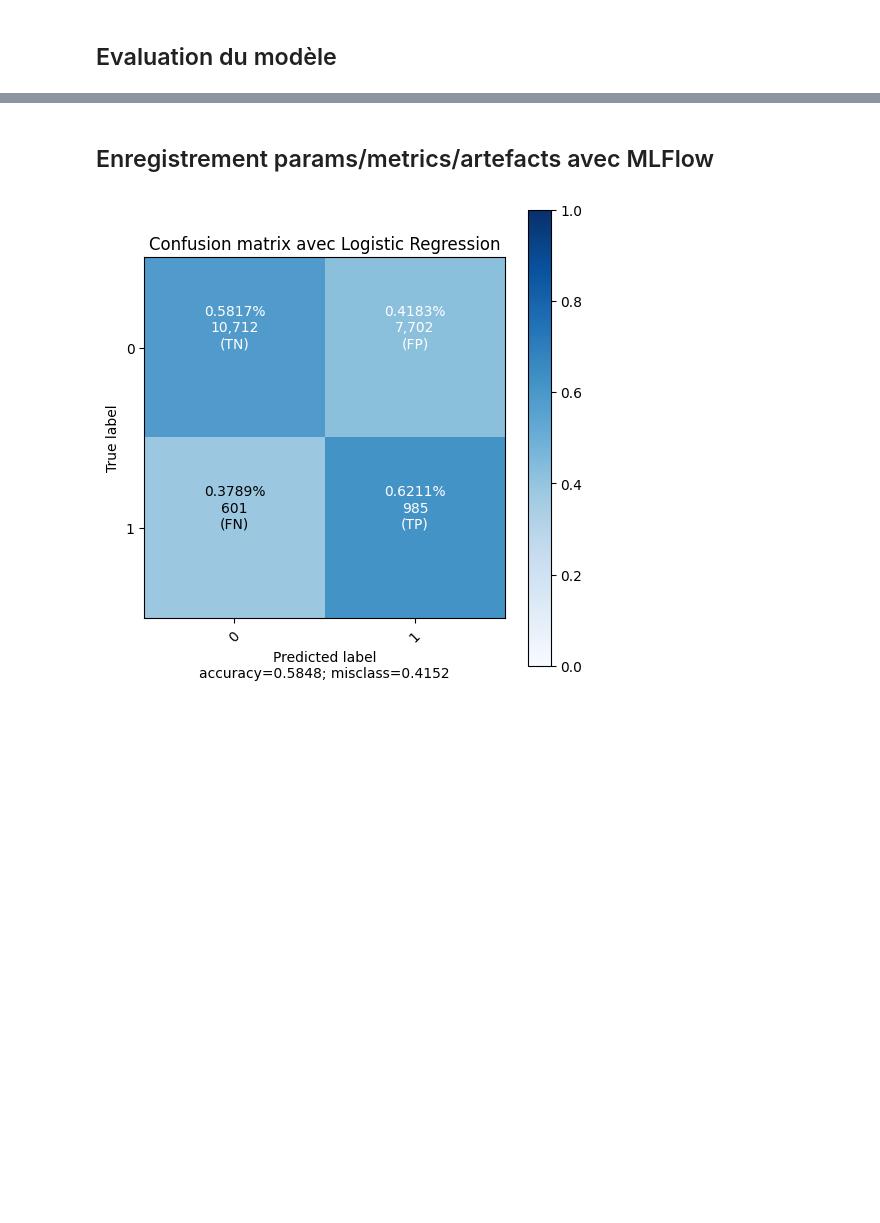
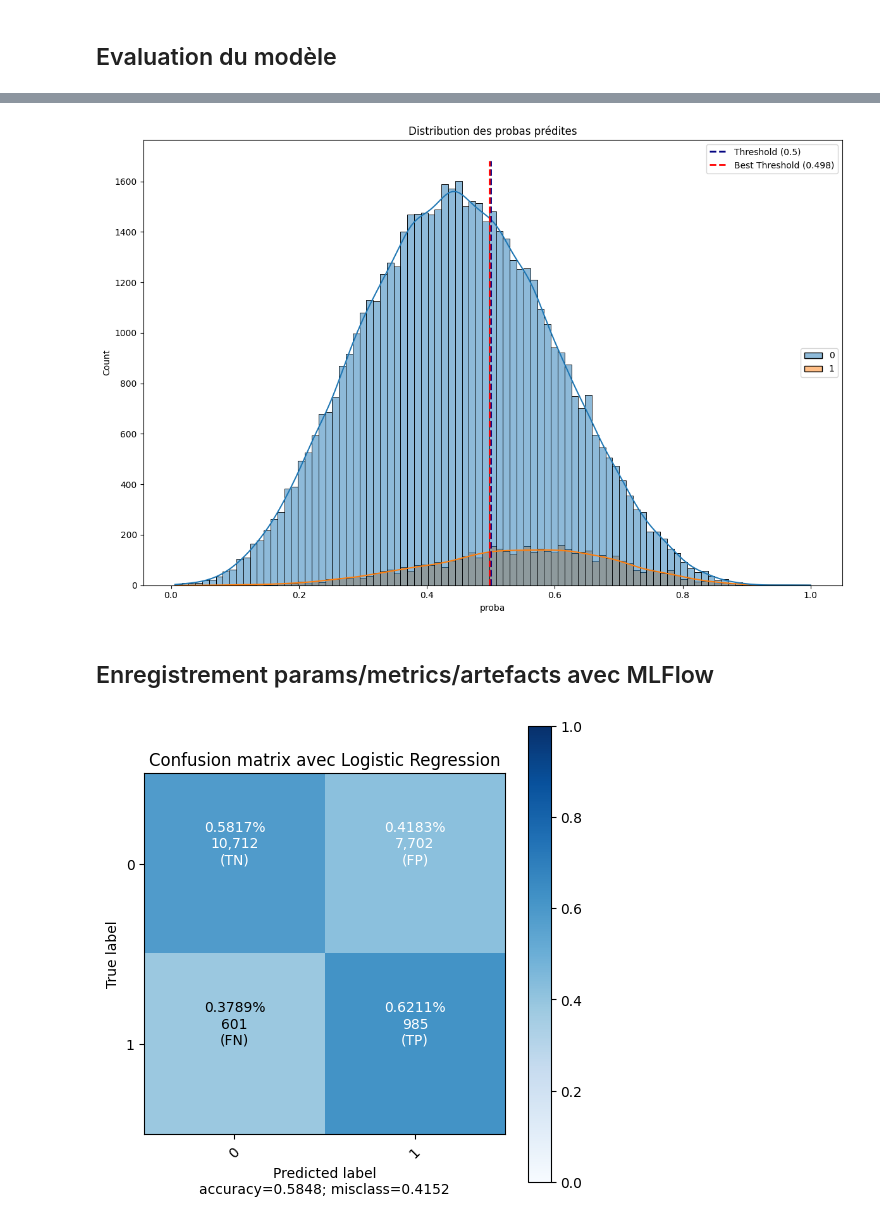
Before and after one commit to JulienCla/OC_Projet_7, a Jupyter notebook: Test_different_modeles.ipynb, the cells around one changed output, grey strips where cells are left out. Drawn from its saved outputs; the diff is of its cells as text; code cells hidden in the pictures; blank space fills up the shorter version.

```diff
--- a/Test_different_modeles.ipynb
+++ b/Test_different_modeles.ipynb
@@ -184,3 +241,7 @@ utils.plot_learning_curve(X_train, y_train, grid.best_estimator_)
+# %%
+utils.plot_hist_proba(predictions, y_test, best_thresh)
+# %% [output]
+[figure, added]
 # %% [markdown]
 ## Enregistrement params/metrics/artefacts avec MLFlow
 # %%
```
Also changed, not shown: parts of 34 cells of this notebook, 8 other files.
